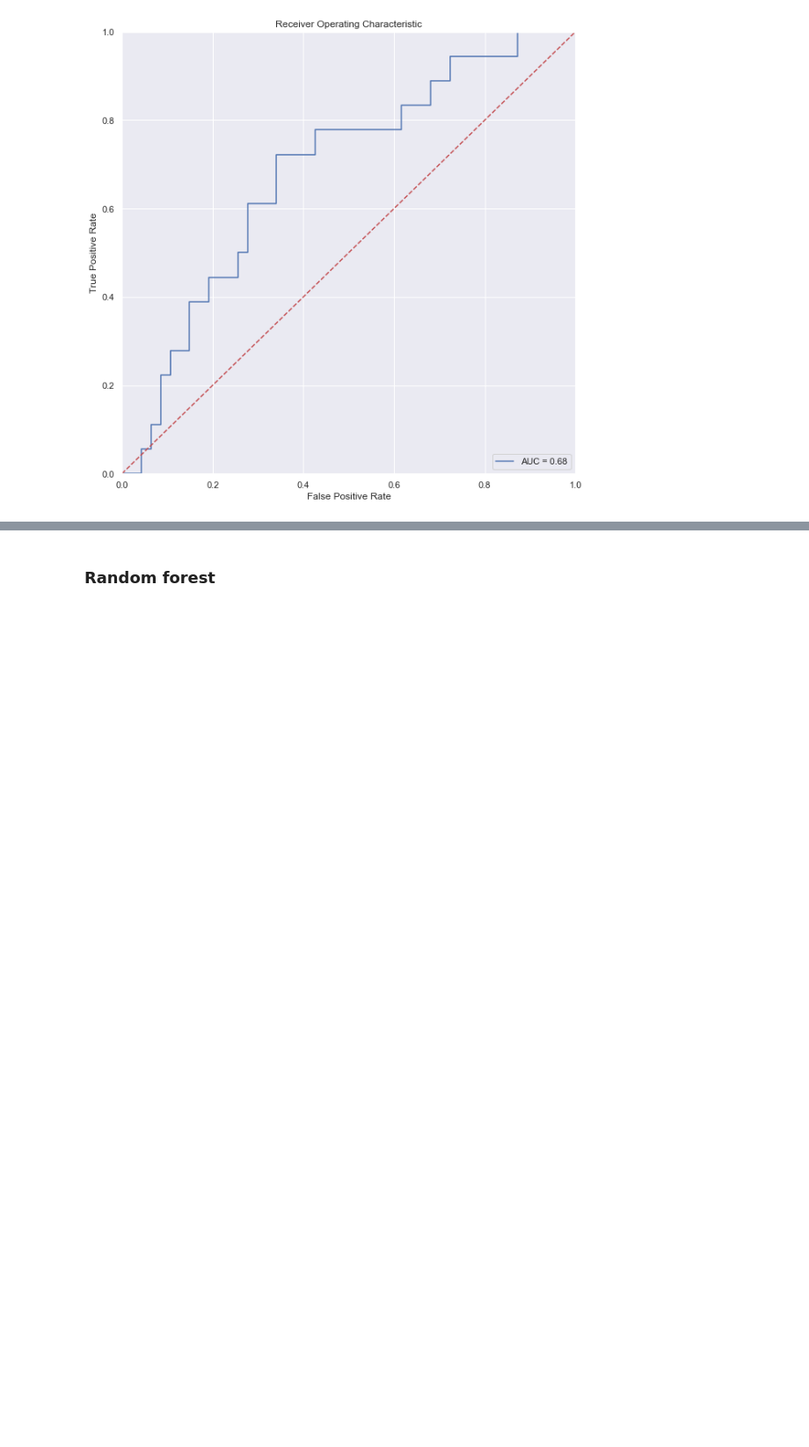
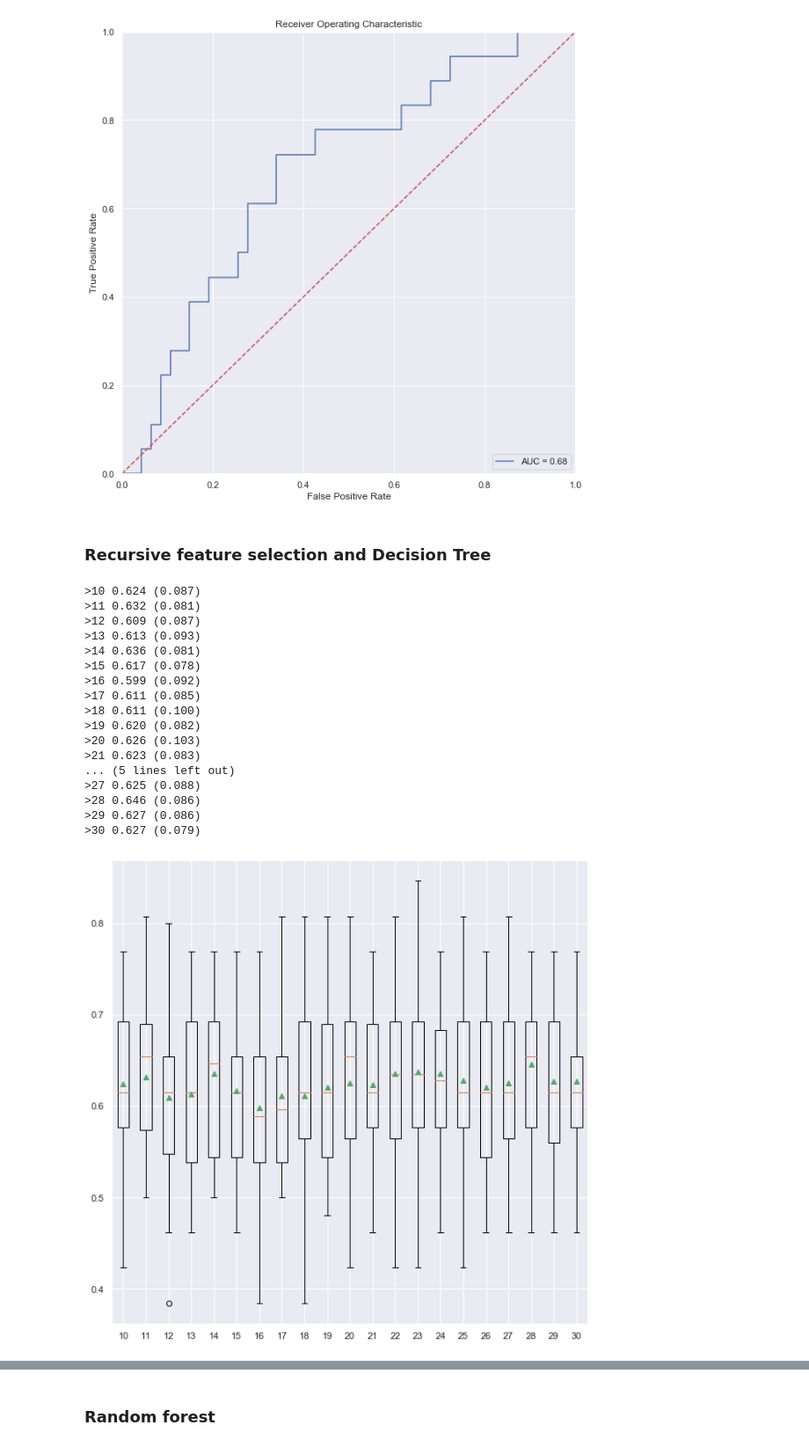
Before and after one commit to romanelgff/ml-mesothelioma, a Jupyter notebook: code.ipynb, the cells around one changed output, grey strips where cells are left out. Shown at 88% size. Drawn from its saved outputs; the diff is of its cells as text; code cells hidden in the pictures; blank space fills up the shorter version.

```diff
--- a/code.ipynb
+++ b/code.ipynb
@@ -695,12 +570,0 @@ plt.show() # not bad
-# %%
-# Data IO and generation
-
-n_samples, n_features = X.shape
-
-# Add noisy features
-random_state = np.random.RandomState(0)
-X = np.c_[X, random_state.randn(n_samples, 200 * n_features)]
-
-scaler = StandardScaler()
-scaler.fit(X)
-X_s = scaler.transform(X)
@@ -1008,3 +626,54 @@ plt.xlabel('False Positive Rate')
 plt.show()
 # %% [output]
 [figure]
+# %% [markdown]
+### Recursive feature selection and Decision Tree
+# %%
+# get a list of models to evaluate
+def get_models():
+    models = dict()
+    for i in range(10, 31):
+        rfe = RFE(estimator=DecisionTreeClassifier(), n_features_to_select=i)
+        model = DecisionTreeClassifier()
+        models[str(i)] = Pipeline(steps=[('s',rfe),('m',model)])
+    return models
+
+# evaluate a give model using cross-validation
+def evaluate_model(model, X, y):
+    cv = StratifiedKFold(n_splits=10, random_state=43)
+    scores = cross_val_score(model, X, y, scoring='accuracy', cv=cv, n_jobs=-1, error_score='raise')
+    return scores
+
+# define dataset
+#X, y = get_dataset()
+# get the models to evaluate
+models = get_models()
+# evaluate the models and store results
+results, names = list(), list()
+for name, model in models.items():
+    scores = evaluate_model(model, X_train, y_train)
+    results.append(scores)
+    names.append(name)
+    print('>%s %.3f (%.3f)' % (name, mean(scores), std(scores)))
+# plot model performance for comparison
+plt.boxplot(results, labels=names, showmeans=True)
+plt.show() # not significant changes in score when increasing the number of variables
+# %% [output]
+>10 0.624 (0.087)
+>11 0.632 (0.081)
+>12 0.609 (0.087)
+>13 0.613 (0.093)
+>14 0.636 (0.081)
+>15 0.617 (0.078)
+>16 0.599 (0.092)
+>17 0.611 (0.085)
+>18 0.611 (0.100)
+>19 0.620 (0.082)
+>20 0.626 (0.103)
+>21 0.623 (0.083)
+... (5 lines left out)
+>27 0.625 (0.088)
+>28 0.646 (0.086)
+>29 0.627 (0.086)
+>30 0.627 (0.079)
+[figure, added]
```
Also changed, not shown: parts of 87 cells of this notebook, 4 other files.
